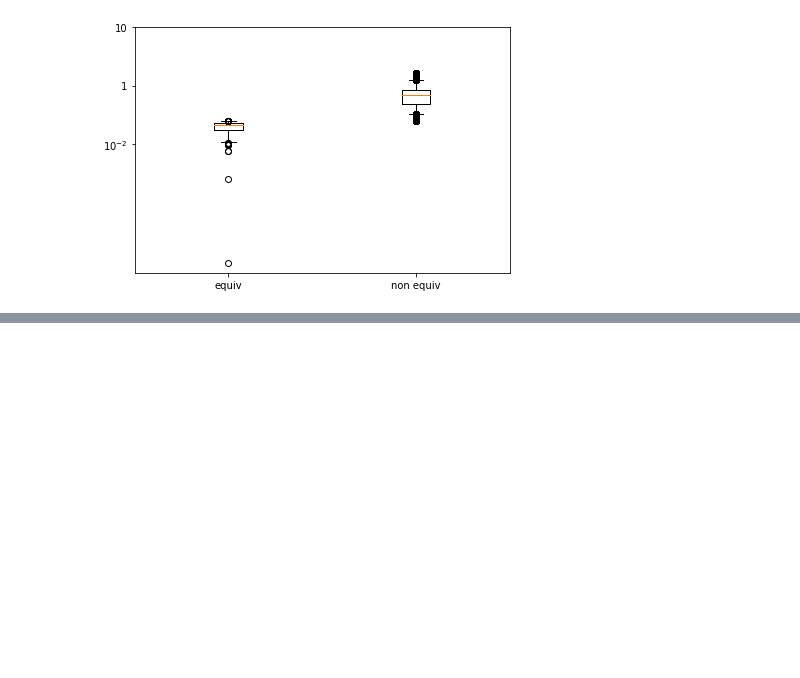
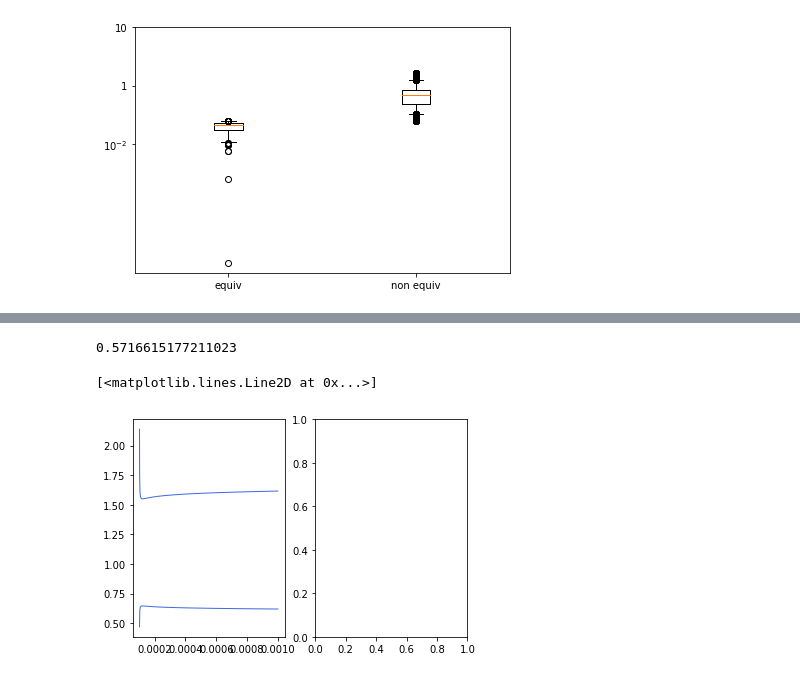
Before and after one commit to samysweb/nnequiv-experiments, a Jupyter notebook: analysis/Zonotope_Analysis.ipynb, the cells around one changed output, grey strips where cells are left out. Drawn from its saved outputs; the diff is of its cells as text; code cells hidden in the pictures; blank space fills up the shorter version.

```diff
--- a/analysis/Zonotope_Analysis.ipynb
+++ b/analysis/Zonotope_Analysis.ipynb
@@ -63,0 +158,21 @@ Max: 1.6747442483901978
+# %%
+import scipy
+p_valid = len(acas_1_1.depth_offset.valid_depth[:,0])/(len(acas_1_1.depth_offset.valid_depth[:,0])+len(acas_1_1.depth_offset.invalid_depth[:,0]))
+print(p_valid)
+x = np.linspace(1.1e-8, 1e-3, 1000)
+#x = np.linspace(1.1e-8, max_point, 100)
+fig, axs = plt.subplots(1, 2, sharey=False, tight_layout=False)
+#axs.plot(x, stats.gamma.pdf(x, o_fit_alpha, o_fit_loc, o_fit_beta), lw=1, alpha=0.6, label='gamma pdf',color='black')
+y1_1_1 = stats.gamma.pdf(x, v_fit_alpha_1_1, v_fit_loc_1_1, v_fit_beta_1_1)/stats.gamma.pdf(x, i_fit_alpha_1_1, i_fit_loc_1_1, i_fit_beta_1_1)
+y2_1_1 = 1/y1_1_1
+#axs[0].set_xlim([1.1e-8,1e-4])
+axs[0].plot(x, y1_1_1, lw=1, label='gamma pdf',color='royalblue')
+axs[0].plot(x, y2_1_1, lw=1, label='gamma pdf',color='royalblue')
+#i_fit_alpha, i_fit_loc, i_fit_beta = i_fit_1_1
+#axs[0].plot(x, (stats.gamma.pdf(x, i_fit_alpha, i_fit_loc, i_fit_beta)*(1-p_valid))/stats.gamma.pdf(x, o_fit_alpha, o_fit_loc, o_fit_beta), lw=1, alpha=0.6, label='gamma pdf',color='darkorange')
+#axs[1].semilogy(basey=2)
+#axs[1].plot(x, (stats.gamma.pdf(x, v_fit_alpha, v_fit_loc, v_fit_beta)*p_valid)/stats.gamma.pdf(x, o_fit_alpha, o_fit_loc, o_fit_beta)/(stats.gamma.pdf(x, i_fit_alpha, i_fit_loc, i_fit_beta)*(1-p_valid))/stats.gamma.pdf(x, o_fit_alpha, o_fit_loc, o_fit_beta), lw=1, alpha=0.6, label='gamma pdf',color='black')
+# %% [output]
+0.5716615177211023
+[<matplotlib.lines.Line2D at 0x...>]
+[figure, added]
```
Also changed, not shown: parts of 9 cells of this notebook, 1 other file.
